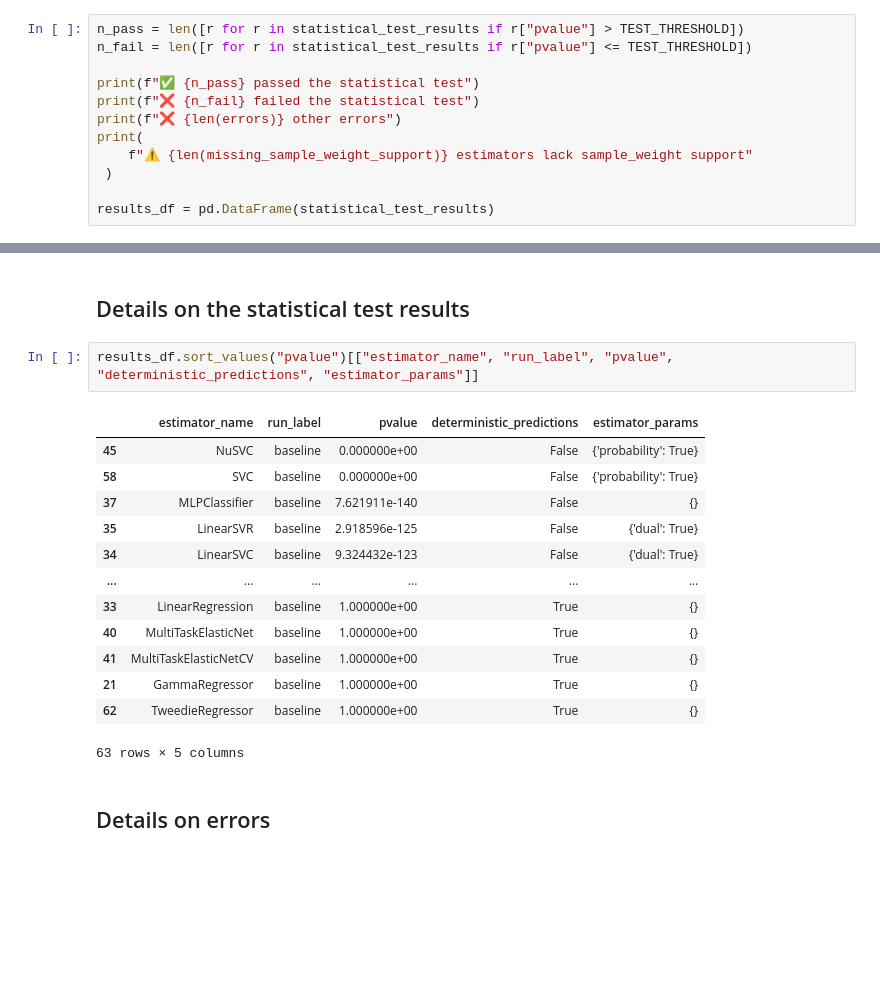
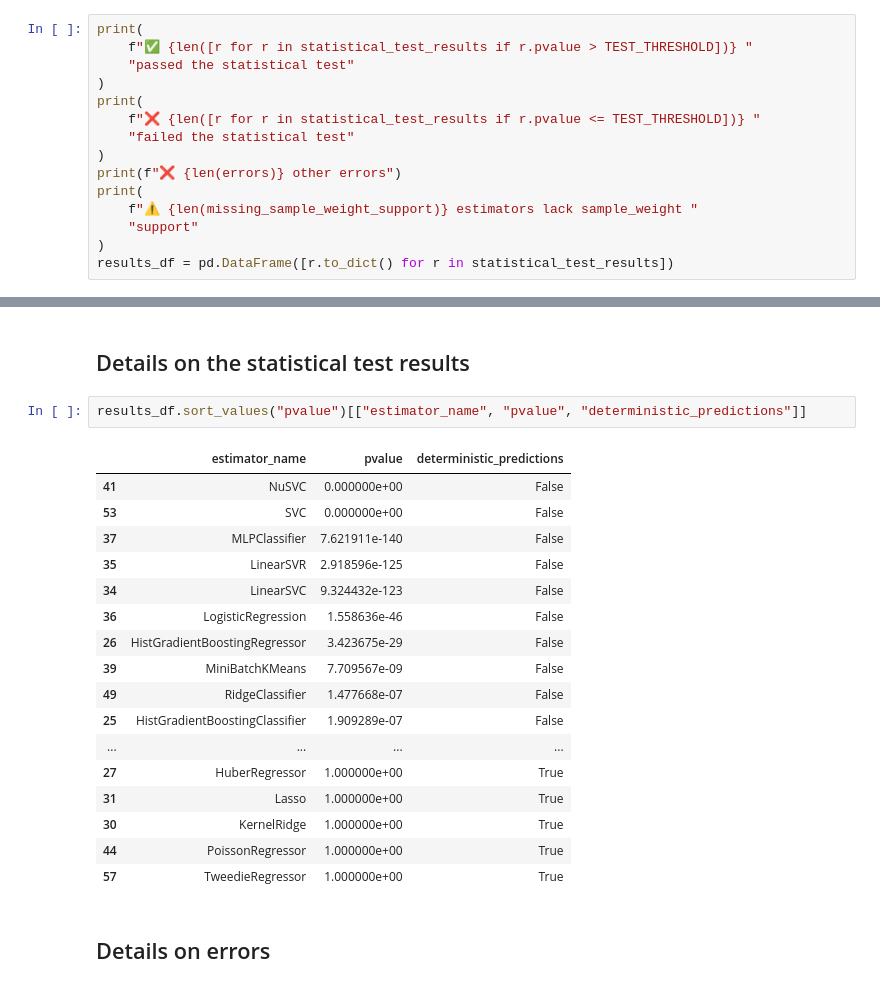
Before and after one commit to snath-xoc/sample-weight-audit-nondet, a Jupyter notebook: reports/sklearn_estimators_sample_weight_audit_report.ipynb, the cells around one changed output, grey strips where cells are left out. Saved outputs shown, nothing was run; the diff lists cells and outputs as text; blank space fills up the shorter version.

```diff
--- a/reports/sklearn_estimators_sample_weight_audit_report.ipynb
+++ b/reports/sklearn_estimators_sample_weight_audit_report.ipynb
@@ -157,15 +141,18 @@ Evaluating DecisionTreeClassifier [baseline] with params={'max_features': 0.5, '
 # %%
-n_pass = len([r for r in statistical_test_results if r["pvalue"] > TEST_THRESHOLD])
-n_fail = len([r for r in statistical_test_results if r["pvalue"] <= TEST_THRESHOLD])
-
-print(f"✅ {n_pass} passed the statistical test")
-print(f"❌ {n_fail} failed the statistical test")
+print(
+    f"✅ {len([r for r in statistical_test_results if r.pvalue > TEST_THRESHOLD])} "
+    "passed the statistical test"
+)
+print(
+    f"❌ {len([r for r in statistical_test_results if r.pvalue <= TEST_THRESHOLD])} "
+    "failed the statistical test"
+)
 print(f"❌ {len(errors)} other errors")
 print(
-    f"⚠ {len(missing_sample_weight_support)} estimators lack sample_weight support"
- )
-
-results_df = pd.DataFrame(statistical_test_results)
+    f"⚠ {len(missing_sample_weight_support)} estimators lack sample_weight "
+    "support"
+)
+results_df = pd.DataFrame([r.to_dict() for r in statistical_test_results])
 # %% [output]
 ✅ 54 passed the statistical test
 ❌ 9 failed the statistical test
@@ -174,21 +161,25 @@ results_df = pd.DataFrame(statistical_test_results)
 # %% [markdown]
 ## Details on the statistical test results
 # %%
-results_df.sort_values("pvalue")[["estimator_name", "run_label", "pvalue", "deterministic_predictions", "estimator_params"]]
+results_df.sort_values("pvalue")[["estimator_name", "pvalue", "deterministic_predictions"]]
 # %% [output]
-|  | estimator_name | run_label | pvalue | deterministic_predictions | estimator_params |
-| 45 | NuSVC | baseline | 0.000000e+00 | False | {'probability': True} |
-| 58 | SVC | baseline | 0.000000e+00 | False | {'probability': True} |
-| 37 | MLPClassifier | baseline | 7.621911e-140 | False | {} |
-| 35 | LinearSVR | baseline | 2.918596e-125 | False | {'dual': True} |
-| 34 | LinearSVC | baseline | 9.324432e-123 | False | {'dual': True} |
-| ... | ... | ... | ... | ... | ... |
-| 33 | LinearRegression | baseline | 1.000000e+00 | True | {} |
-| 40 | MultiTaskElasticNet | baseline | 1.000000e+00 | True | {} |
-| 41 | MultiTaskElasticNetCV | baseline | 1.000000e+00 | True | {} |
-| 21 | GammaRegressor | baseline | 1.000000e+00 | True | {} |
-| 62 | TweedieRegressor | baseline | 1.000000e+00 | True | {} |
+|  | estimator_name | pvalue | deterministic_predictions |
+| 41 | NuSVC | 0.000000e+00 | False |
+| 53 | SVC | 0.000000e+00 | False |
+| 37 | MLPClassifier | 7.621911e-140 | False |
+| 35 | LinearSVR | 2.918596e-125 | False |
+| 34 | LinearSVC | 9.324432e-123 | False |
+| 36 | LogisticRegression | 1.558636e-46 | False |
+| 26 | HistGradientBoostingRegressor | 3.423675e-29 | False |
+| 39 | MiniBatchKMeans | 7.709567e-09 | False |
+| 49 | RidgeClassifier | 1.477668e-07 | False |
+| 25 | HistGradientBoostingClassifier | 1.909289e-07 | False |
+| ... | ... | ... | ... |
+| 27 | HuberRegressor | 1.000000e+00 | True |
+| 31 | Lasso | 1.000000e+00 | True |
+| 30 | KernelRidge | 1.000000e+00 | True |
+| 44 | PoissonRegressor | 1.000000e+00 | True |
+| 57 | TweedieRegressor | 1.000000e+00 | True |
-63 rows × 5 columns
 # %% [markdown]
 ## Details on errors
 # %%
```
Also changed, not shown: parts of 4 cells of this notebook.
